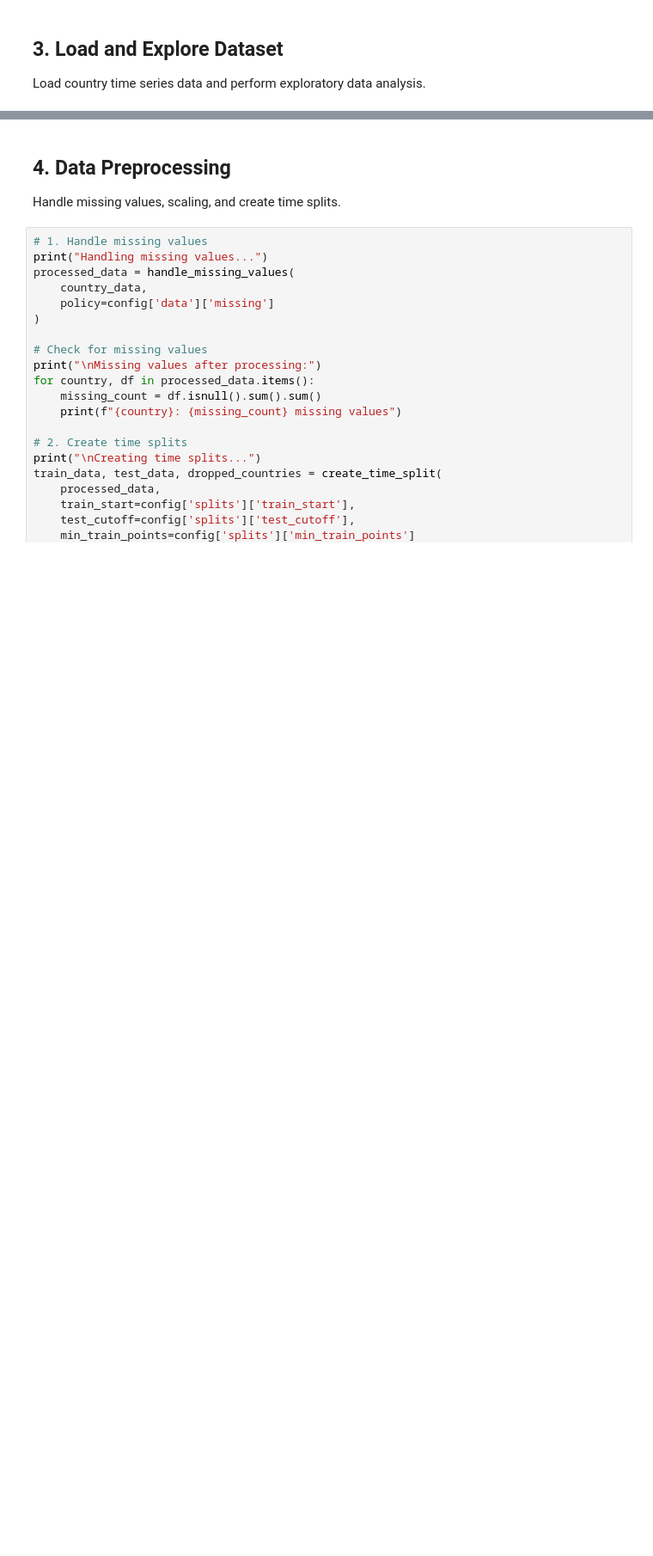
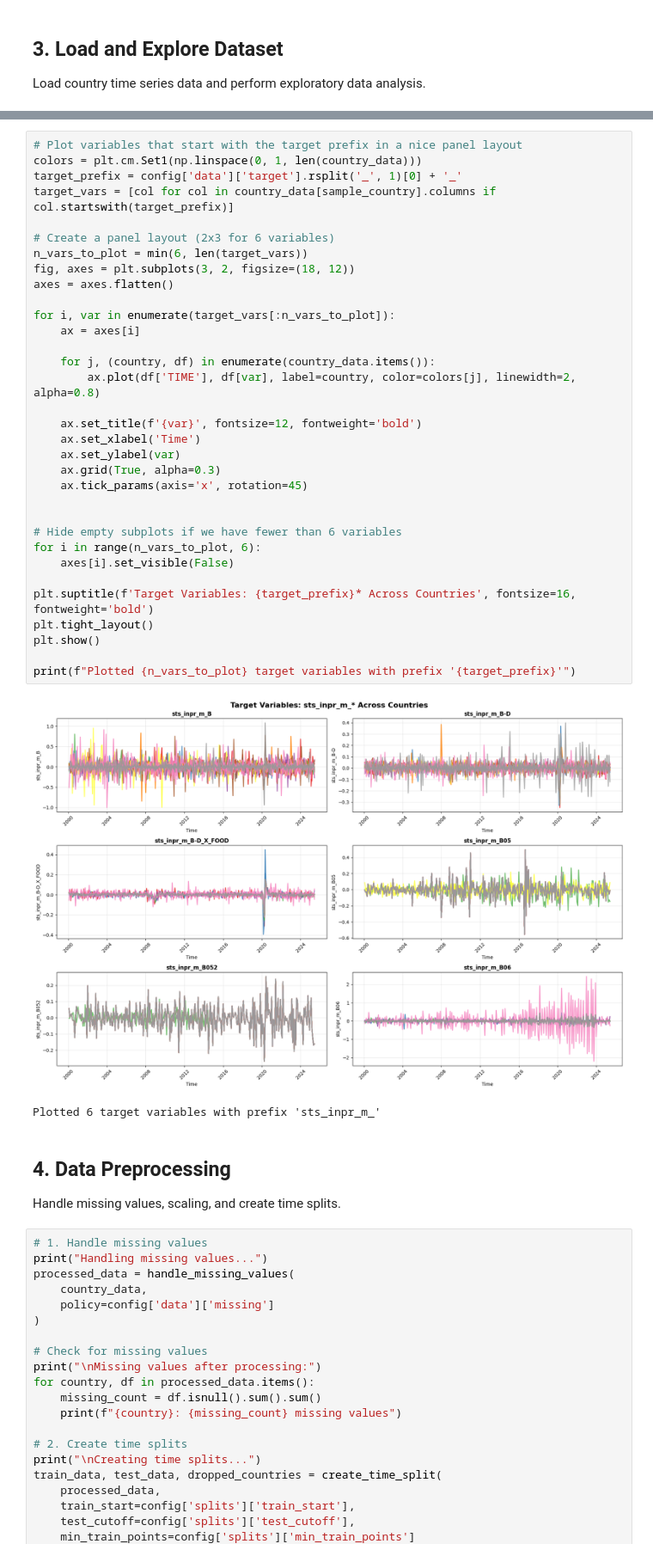
Before and after one commit to Sicco123/ml_macro_at_risk, a Jupyter notebook: examples/example.ipynb, the cells around one changed output, grey strips where cells are left out. Shown at 86% size. Drawn from its saved outputs; the diff is of its cells as text; blank space fills up the shorter version.

```diff
--- a/examples/example.ipynb
+++ b/examples/example.ipynb
@@ -344,6 +344,42 @@ HU - Correlation matrix:
 | une_rt_m_M | 0.132 | 0.120 | 0.134 | 0.153 | ... |
 | une_rt_m_T | 0.126 | 0.118 | 0.129 | 0.137 | ... |
 1407 rows × 1407 columns
+# %%
+# Plot variables that start with the target prefix in a nice panel layout
+colors = plt.cm.Set1(np.linspace(0, 1, len(country_data)))
+target_prefix = config['data']['target'].rsplit('_', 1)[0] + '_'
+target_vars = [col for col in country_data[sample_country].columns if col.startswith(target_prefix)]
+
+# Create a panel layout (2x3 for 6 variables)
+n_vars_to_plot = min(6, len(target_vars))
+fig, axes = plt.subplots(3, 2, figsize=(18, 12))
+axes = axes.flatten()
+
+for i, var in enumerate(target_vars[:n_vars_to_plot]):
+    ax = axes[i]
+
+    for j, (country, df) in enumerate(country_data.items()):
+        ax.plot(df['TIME'], df[var], label=country, color=colors[j], linewidth=2, alpha=0.8)
+
+    ax.set_title(f'{var}', fontsize=12, fontweight='bold')
+    ax.set_xlabel('Time')
+    ax.set_ylabel(var)
+    ax.grid(True, alpha=0.3)
+    ax.tick_params(axis='x', rotation=45)
+
+
+# Hide empty subplots if we have fewer than 6 variables
+for i in range(n_vars_to_plot, 6):
+    axes[i].set_visible(False)
+
+plt.suptitle(f'Target Variables: {target_prefix}* Across Countries', fontsize=16, fontweight='bold')
+plt.tight_layout()
+plt.show()
+
+print(f"Plotted {n_vars_to_plot} target variables with prefix '{target_prefix}'")
+# %% [output]
+[figure, added]
+Plotted 6 target variables with prefix 'sts_inpr_m_'
 # %% [markdown]
 ## 4. Data Preprocessing
 
```
Also changed, not shown: parts of 18 cells of this notebook, 5 other files.
